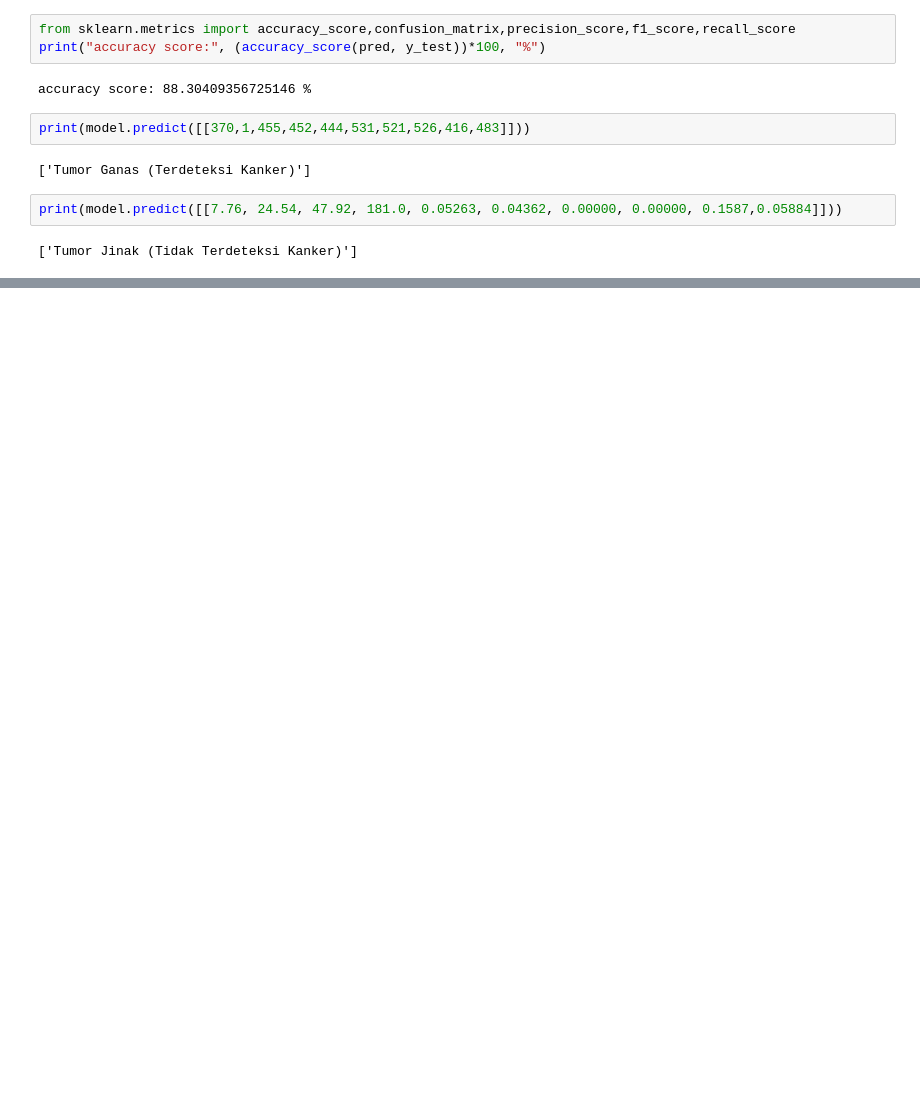
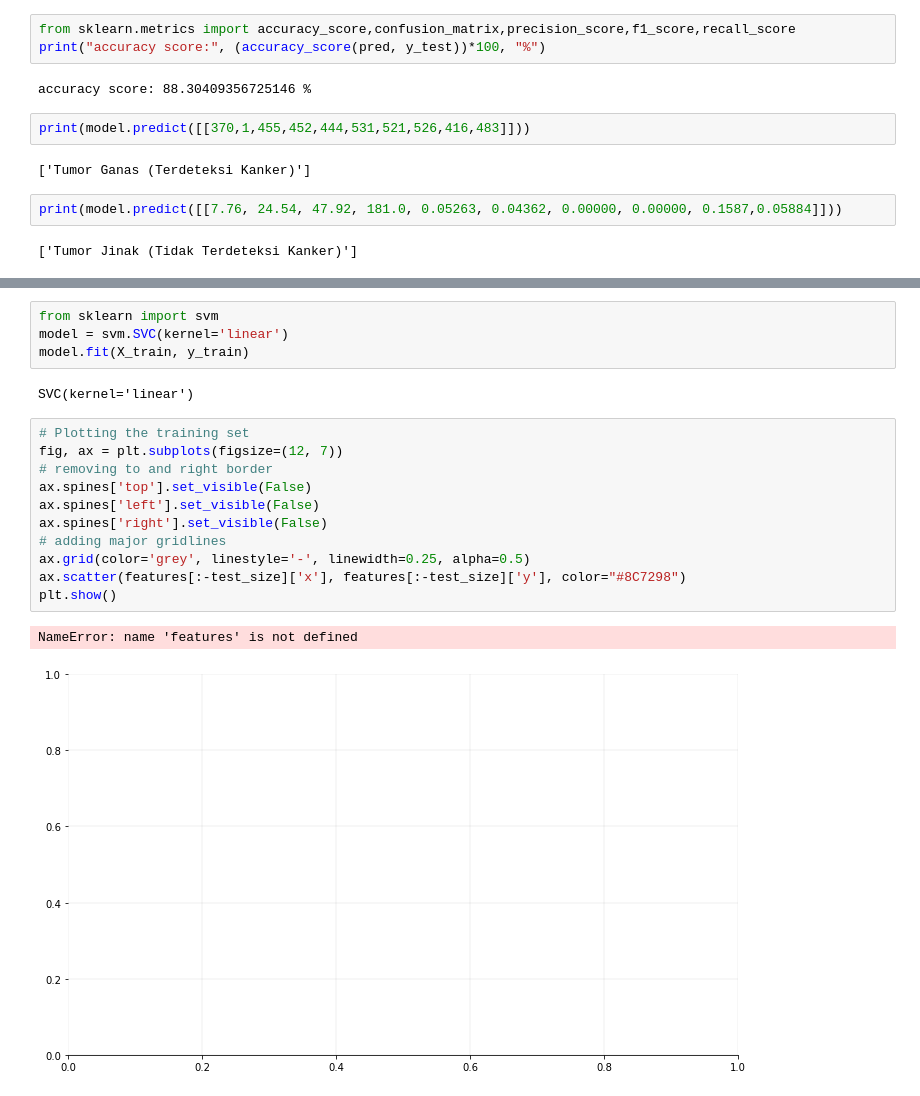
Before and after one commit to Nurtrira06/PROYEK3, a Jupyter notebook: Jupyter/PREDIKSI KANKER PAYUDARA 2.ipynb, the cells around one changed output, grey strips where cells are left out. Drawn from its saved outputs; the diff is of its cells as text; blank space fills up the shorter version.

```diff
--- a/Jupyter/PREDIKSI KANKER PAYUDARA 2.ipynb
+++ b/Jupyter/PREDIKSI KANKER PAYUDARA 2.ipynb
@@ -272,0 +289,20 @@ print(model.predict([[7.76, 24.54, 47.92, 181.0, 0.05263, 0.04362, 0.00000, 0.00
+# %%
+from sklearn import svm
+model = svm.SVC(kernel='linear')
+model.fit(X_train, y_train)
+# %% [output]
+SVC(kernel='linear')
+# %%
+# Plotting the training set
+fig, ax = plt.subplots(figsize=(12, 7))
+# removing to and right border
+ax.spines['top'].set_visible(False)
+ax.spines['left'].set_visible(False)
+ax.spines['right'].set_visible(False)
+# adding major gridlines
+ax.grid(color='grey', linestyle='-', linewidth=0.25, alpha=0.5)
+ax.scatter(features[:-test_size]['x'], features[:-test_size]['y'], color="#8C7298")
+plt.show()
+# %% [output]
+NameError: name 'features' is not defined
+[figure, added]
```
Also changed, not shown: parts of 1 cell of this notebook.
